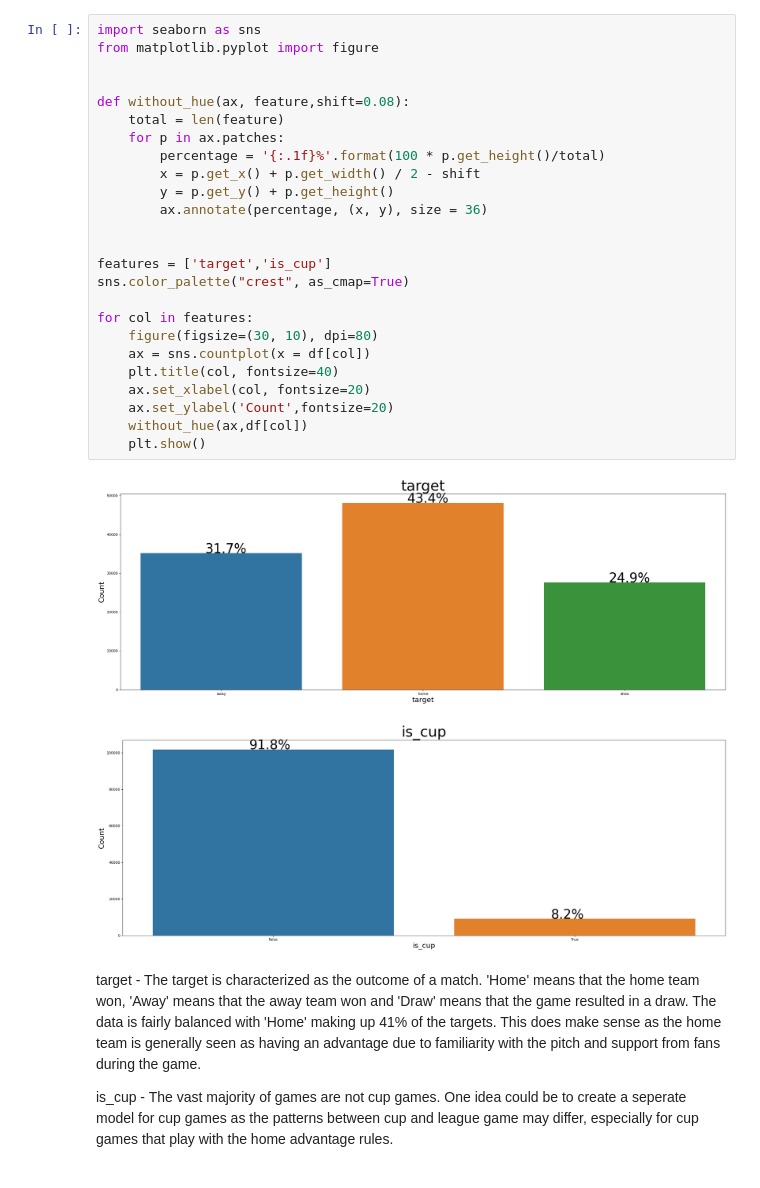
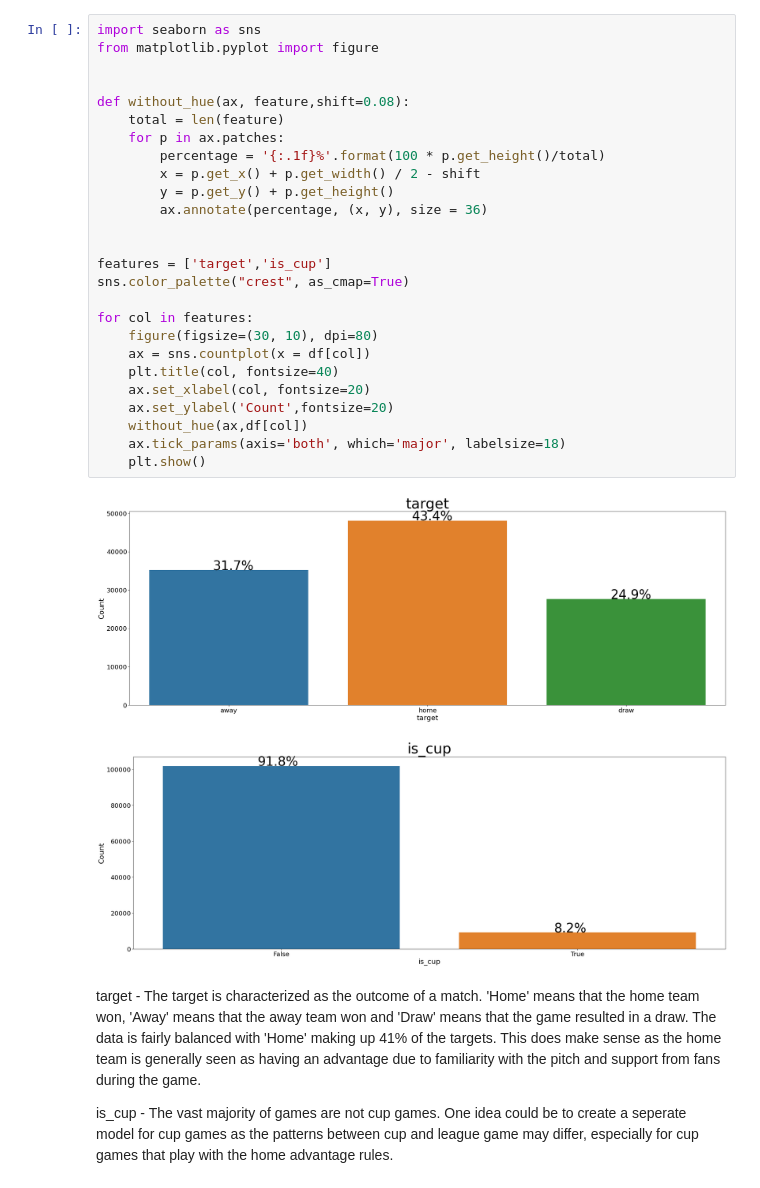
Before and after one commit to Taoudi/Football-Match-Result-Predictor, a Jupyter notebook: football-match-prediction-eda.ipynb, the cells around one changed output. Drawn from its saved outputs; the diff is of its cells as text.

```diff
--- a/football-match-prediction-eda.ipynb
+++ b/football-match-prediction-eda.ipynb
@@ -41,31 +9,32 @@ Name: home_team_history_opponent_rating_1, Length: 110938, dtype: float64
 # %%
 import seaborn as sns
 from matplotlib.pyplot import figure
 
 
 def without_hue(ax, feature,shift=0.08):
     total = len(feature)
     for p in ax.patches:
         percentage = '{:.1f}%'.format(100 * p.get_height()/total)
         x = p.get_x() + p.get_width() / 2 - shift
         y = p.get_y() + p.get_height()
         ax.annotate(percentage, (x, y), size = 36)
 
 
 features = ['target','is_cup']
 sns.color_palette("crest", as_cmap=True)
 
 for col in features:
     figure(figsize=(30, 10), dpi=80)
     ax = sns.countplot(x = df[col])
     plt.title(col, fontsize=40)
     ax.set_xlabel(col, fontsize=20)
     ax.set_ylabel('Count',fontsize=20)
     without_hue(ax,df[col])
+    ax.tick_params(axis='both', which='major', labelsize=18)
     plt.show()
 # %% [output]
-[figure, old version]
+[figure, new version]
-[figure, old version]
+[figure, new version]
 # %% [markdown]
 target - The target is characterized as the outcome of a match. 'Home' means that the home team won, 'Away' means that the away team won and 'Draw' means that the game resulted in a draw. The data is fairly balanced with 'Home' making up 41% of the targets. This does make sense as the home team is generally seen as having an advantage due to familiarity with the pitch and support from fans during the game.
 
```
Also changed, not shown: parts of 8 cells of this notebook.
